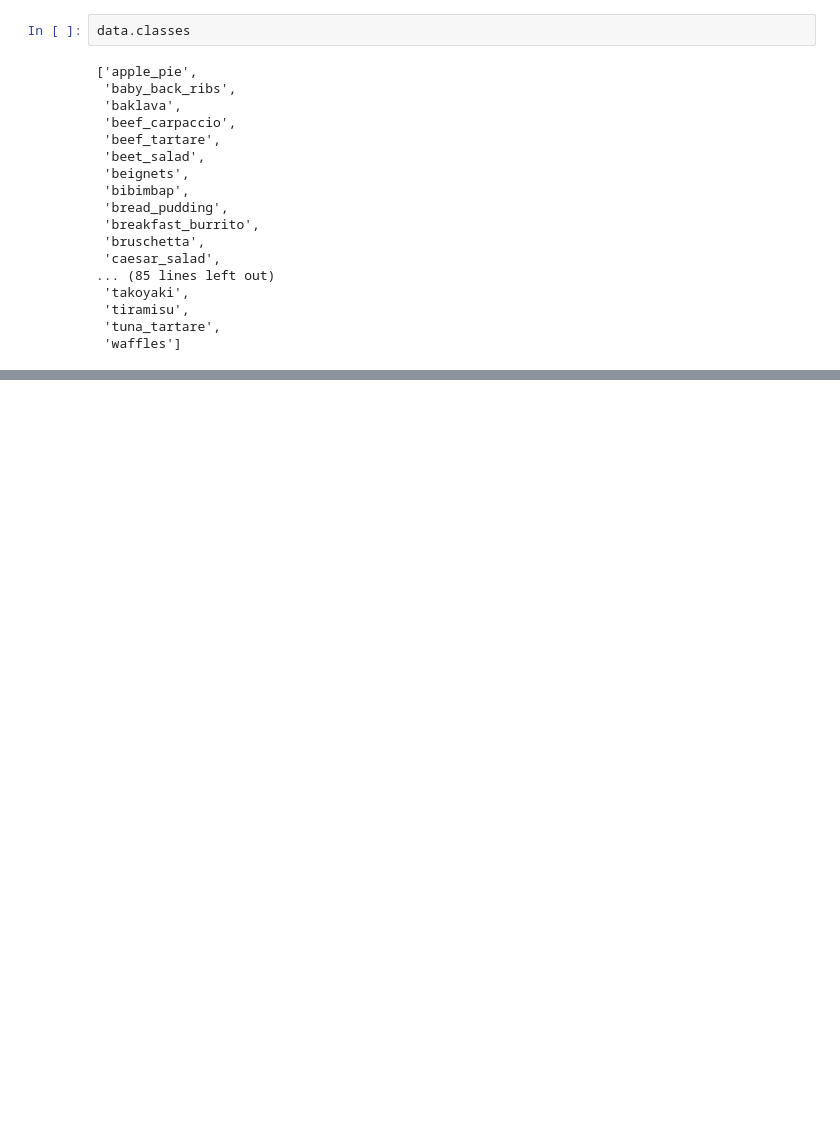
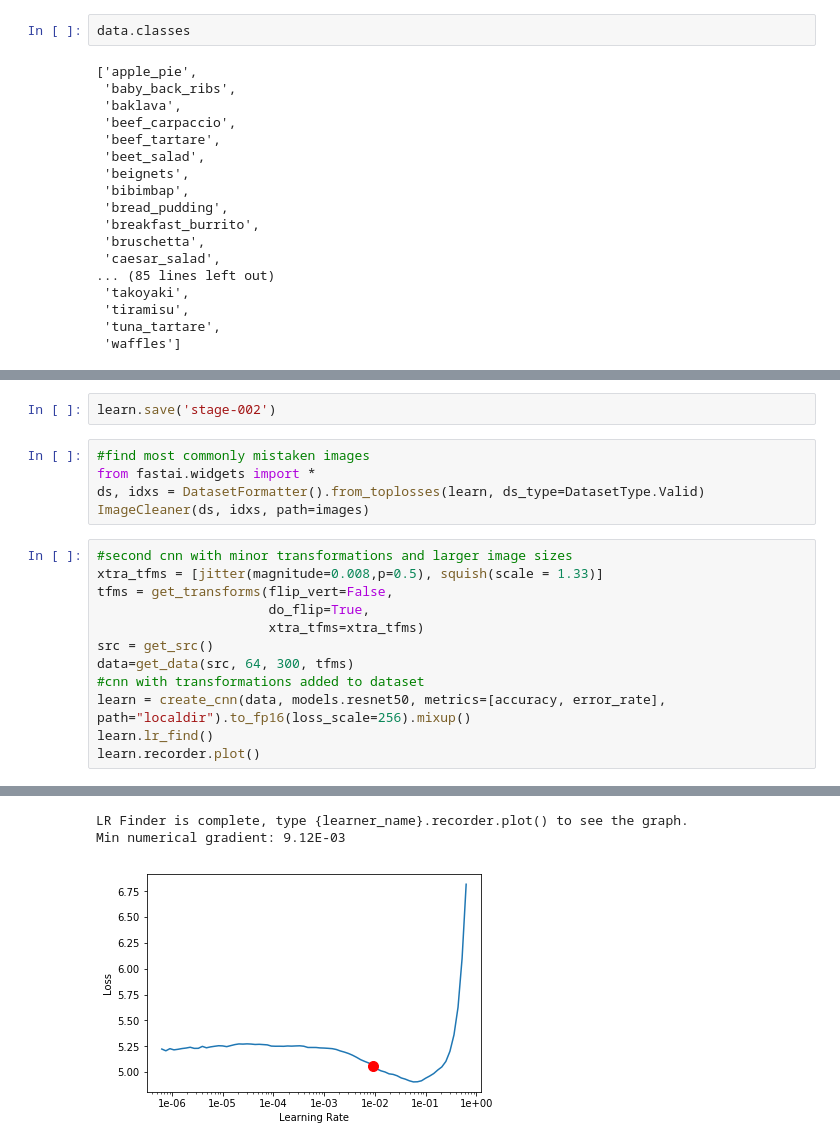
Before and after one commit to amccarthy13/jupyter-notebook, a Jupyter notebook: Food-101.ipynb, the cells around one changed output, grey strips where cells are left out. Drawn from its saved outputs; the diff is of its cells as text; blank space fills up the shorter version.

```diff
--- a/Food-101.ipynb
+++ b/Food-101.ipynb
@@ -143,0 +100,20 @@ Total time: 1:01:58
+# %%
+learn.save('stage-002')
+# %%
+#find most commonly mistaken images
+from fastai.widgets import *
+ds, idxs = DatasetFormatter().from_toplosses(learn, ds_type=DatasetType.Valid)
+ImageCleaner(ds, idxs, path=images)
+# %%
+#second cnn with minor transformations and larger image sizes
+xtra_tfms = [jitter(magnitude=0.008,p=0.5), squish(scale = 1.33)]
+tfms = get_transforms(flip_vert=False,
+                      do_flip=True,
+                      xtra_tfms=xtra_tfms)
+src = get_src()
+data=get_data(src, 64, 300, tfms)
+#cnn with transformations added to dataset
+learn = create_cnn(data, models.resnet50, metrics=[accuracy, error_rate], path="localdir").to_fp16(loss_scale=256).mixup()
+learn.lr_find()
+learn.recorder.plot()
+# %% [output]
@@ -143,0 +121,3 @@ Total time: 1:01:58
+LR Finder is complete, type {learner_name}.recorder.plot() to see the graph.
+Min numerical gradient: 9.12E-03
+[figure, added]
```
Also changed, not shown: parts of 58 cells of this notebook.
